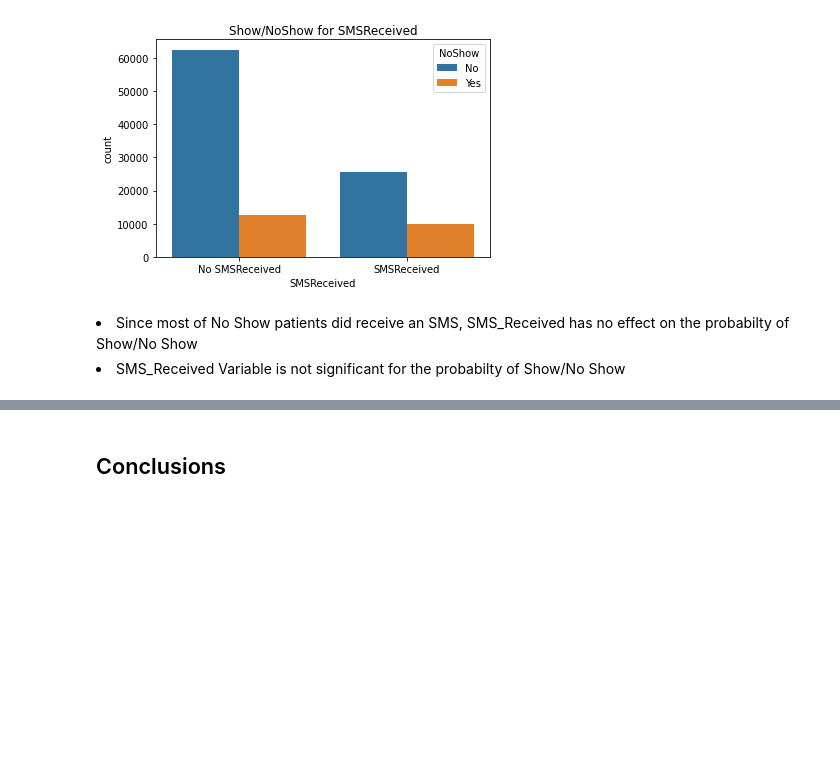
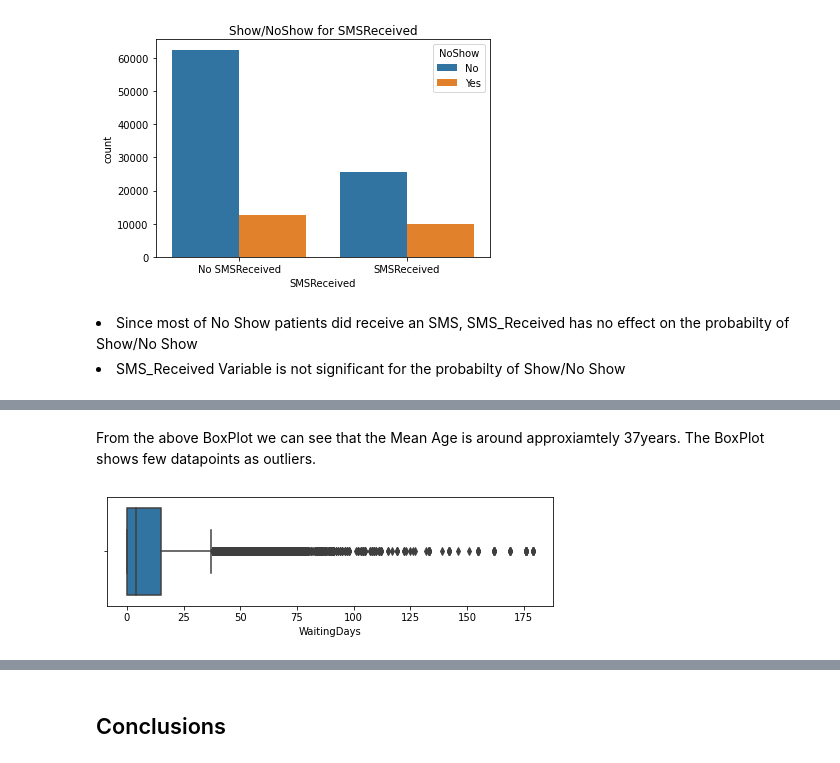
Before and after one commit to Eminent01/ALX-Data_Analyst, a Jupyter notebook: Project1/Ademola_Abiodun_investigate-a-dataset-Project1.ipynb, the cells around one changed output, grey strips where cells are left out. Saved outputs shown, nothing was run; the diff lists cells and outputs as text; code cells hidden in the pictures; blank space fills up the shorter version.

```diff
--- a/Project1/Ademola_Abiodun_investigate-a-dataset-Project1.ipynb
+++ b/Project1/Ademola_Abiodun_investigate-a-dataset-Project1.ipynb
@@ -502,0 +530,8 @@ plt.show()
+# %% [markdown]
+From the above BoxPlot we can see that the Mean Age is around approxiamtely 37years. The BoxPlot shows few datapoints as outliers.
+# %%
+#boxplot for the waiting time variable to check it's distribution.
+plt.figure(figsize=(8,2))
+sns.boxplot(x=df.WaitingDays);
+# %% [output]
+[figure, added]
```
Also changed, not shown: parts of 15 cells of this notebook.
